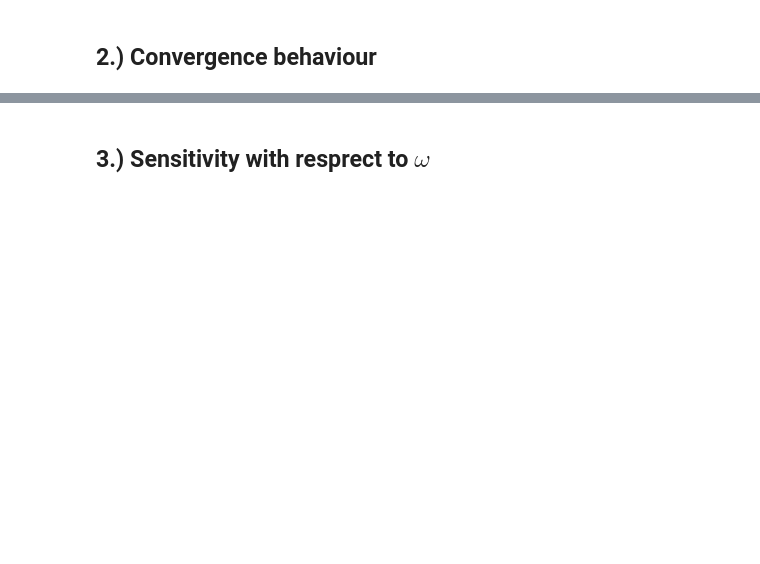
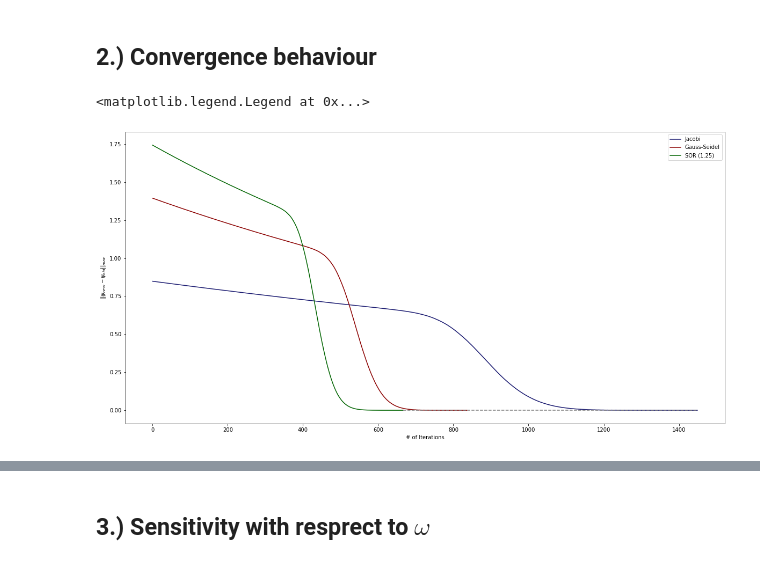
Before and after one commit to vopikamm/climNUM, a Jupyter notebook: Ex6/Exercise_06_The_Stommel_problem.ipynb, the cells around one changed output, grey strips where cells are left out. Drawn from its saved outputs; the diff is of its cells as text; code cells hidden in the pictures; blank space fills up the shorter version.

```diff
--- a/Ex6/Exercise_06_The_Stommel_problem.ipynb
+++ b/Ex6/Exercise_06_The_Stommel_problem.ipynb
@@ -57,7 +58,7 @@ from matplotlib import pyplot as plt
 class Stommel:
     def __init__(self, params = None):
         if params is None:
-            params  = {'H': 5000., 'rho_0': 1000., 'gamma': 0.1/(24*3600), 'beta': 2e-11, 'omega': 0.5, 'Lx': 10000e3,
+            params  = {'H': 5000., 'rho_0': 1000., 'gamma': 0.1/(24*3600), 'beta': 2e-11, 'omega': 1.25, 'Lx': 10000e3,
                        'Ly': 4000e3, 'tau_0': 0.01, 'y_0': 2000e3, 'dxy': 50e3}
         self.H      = params['H']                               #m
         self.rho_0  = params['rho_0']                           #kg m⁻³
@@ -182,16 +189,19 @@ psi.plot_psi()
 # %%
 #get the number of iterations of the fastest converging method
 min_index  = min(len(jacobi_iters),len(gauss_seidel_iters),len(sor_iters))
 max_index  = max(len(jacobi_iters),len(gauss_seidel_iters),len(sor_iters))
 converged  = np.arange(min_index,max_index)
 iterations = np.arange(0,min_index)
 
 #plotting the convergence using the maximumsnorm
 plt.figure(figsize=(20,10))
 plt.plot(jacobi_iters,label = 'Jacobi', color = 'midnightblue')
 plt.plot(gauss_seidel_iters,label = 'Gauss-Seidel', color = 'darkred')
-plt.plot(sor_iters,label = 'SOR (0.5)', color = 'darkgreen')
+plt.plot(sor_iters,label = 'SOR (1.25)', color = 'darkgreen')
 plt.plot(converged, np.zeros(converged.shape), linestyle='--', color = 'grey')
 plt.xlabel('# of Iterations')
 plt.ylabel(r'$||\psi_{new}-\psi_{old}||_{max}$')
 plt.legend()
+# %% [output]
+<matplotlib.legend.Legend at 0x...>
+[figure, added]
```
Also changed, not shown: parts of 13 cells of this notebook.
